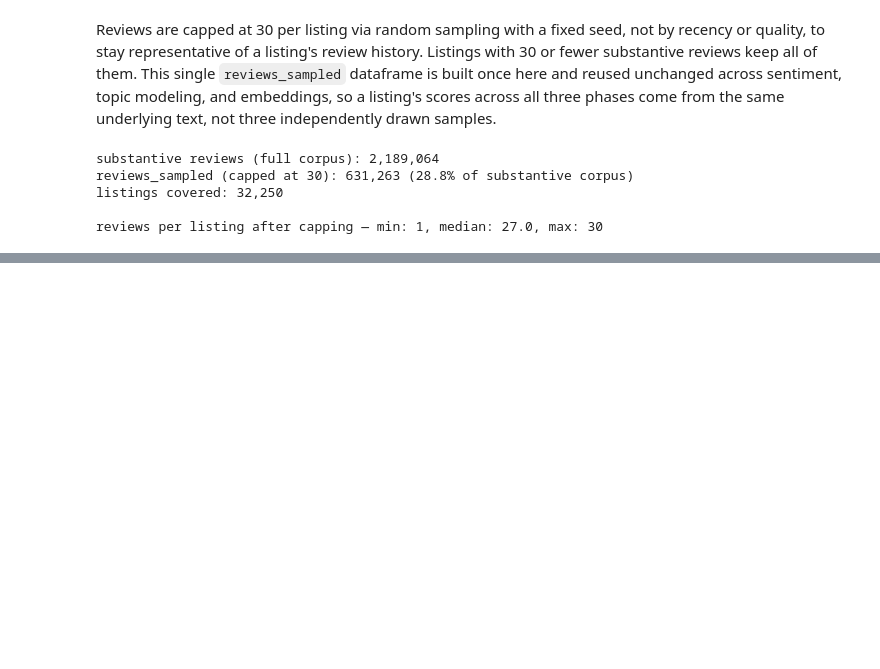
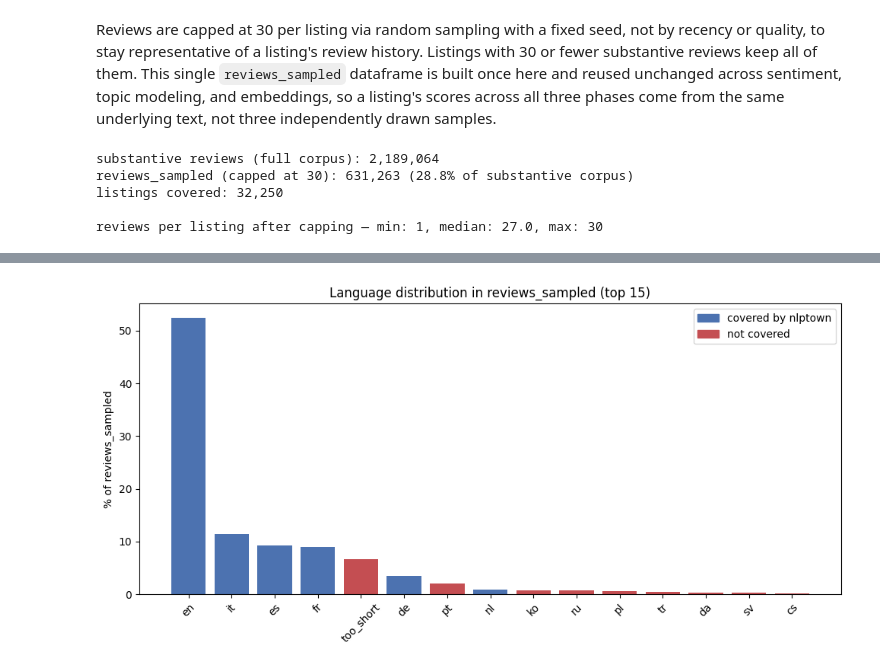
Before and after one commit to pln6/airbnb-market-segmentation-analysis, a Jupyter notebook: notebooks/03_nlp_advanced.ipynb, the cells around one changed output, grey strips where cells are left out. Drawn from its saved outputs; the diff is of its cells as text; code cells hidden in the pictures; blank space fills up the shorter version.

Commit message:
feat: add sentiment analysis intro & language coverage check

```diff
--- a/notebooks/03_nlp_advanced.ipynb
+++ b/notebooks/03_nlp_advanced.ipynb
@@ -130,0 +139,14 @@ reviews per listing after capping — min: 1, median: 27.0, max: 30
+# %%
+NLPTOWN_LANGS = {'en', 'nl', 'de', 'fr', 'es', 'it'}
+
+lang_counts = reviews_sampled['review_lang'].value_counts()
+lang_pct = reviews_sampled['review_lang'].value_counts(normalize=True).mul(100).round(2)
+
+lang_coverage = pd.DataFrame({'count': lang_counts, 'pct': lang_pct})
+lang_coverage['covered_by_nlptown'] = lang_coverage.index.isin(NLPTOWN_LANGS)
+
+display(lang_coverage.head(20))
+
+covered_pct = lang_coverage.loc[lang_coverage['covered_by_nlptown'], 'pct'].sum()
+print(f"\nTotal coverage by nlptown model: {covered_pct:.1f}% of reviews_sampled")
+print(f"Falls outside coverage (incl. Russian, too_short, unknown): {100 - covered_pct:.1f}%")
@@ -130,0 +174,15 @@ reviews per listing after capping — min: 1, median: 27.0, max: 30
+# %%
+fig, ax = plt.subplots(figsize=(10, 5))
+top15 = lang_coverage.head(15)
+colors_lang = ['#4c72b0' if covered else '#c44e52' for covered in top15['covered_by_nlptown']]
+ax.bar(top15.index, top15['pct'], color=colors_lang)
+ax.set_ylabel('% of reviews_sampled')
+ax.set_title('Language distribution in reviews_sampled (top 15)')
+ax.tick_params(axis='x', rotation=45)
+from matplotlib.patches import Patch
+ax.legend(handles=[Patch(color='#4c72b0', label='covered by nlptown'),
+                    Patch(color='#c44e52', label='not covered')])
+plt.tight_layout()
+plt.show()
+# %% [output]
+[figure, added]
```
Also changed, not shown: parts of 6 cells of this notebook.
